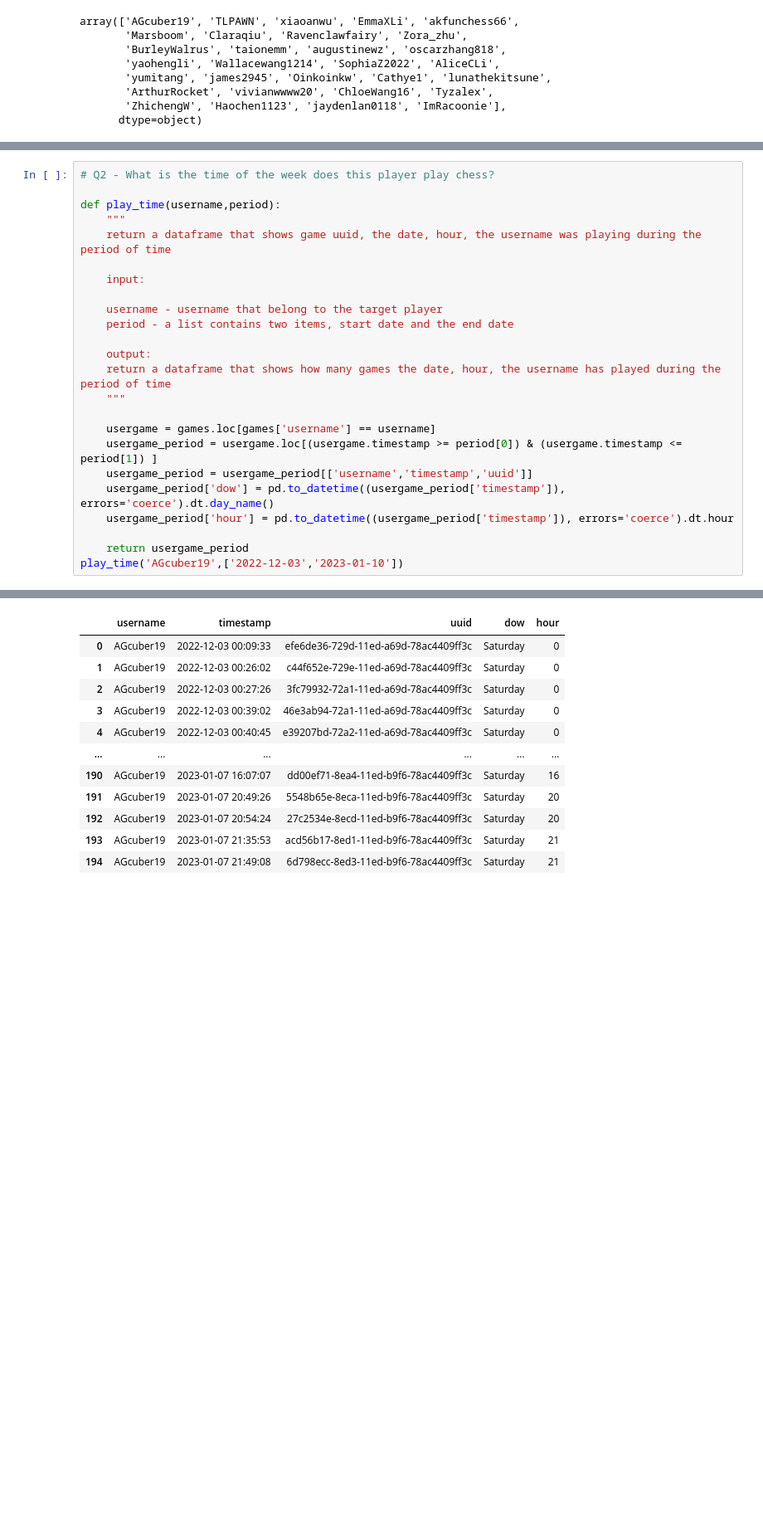
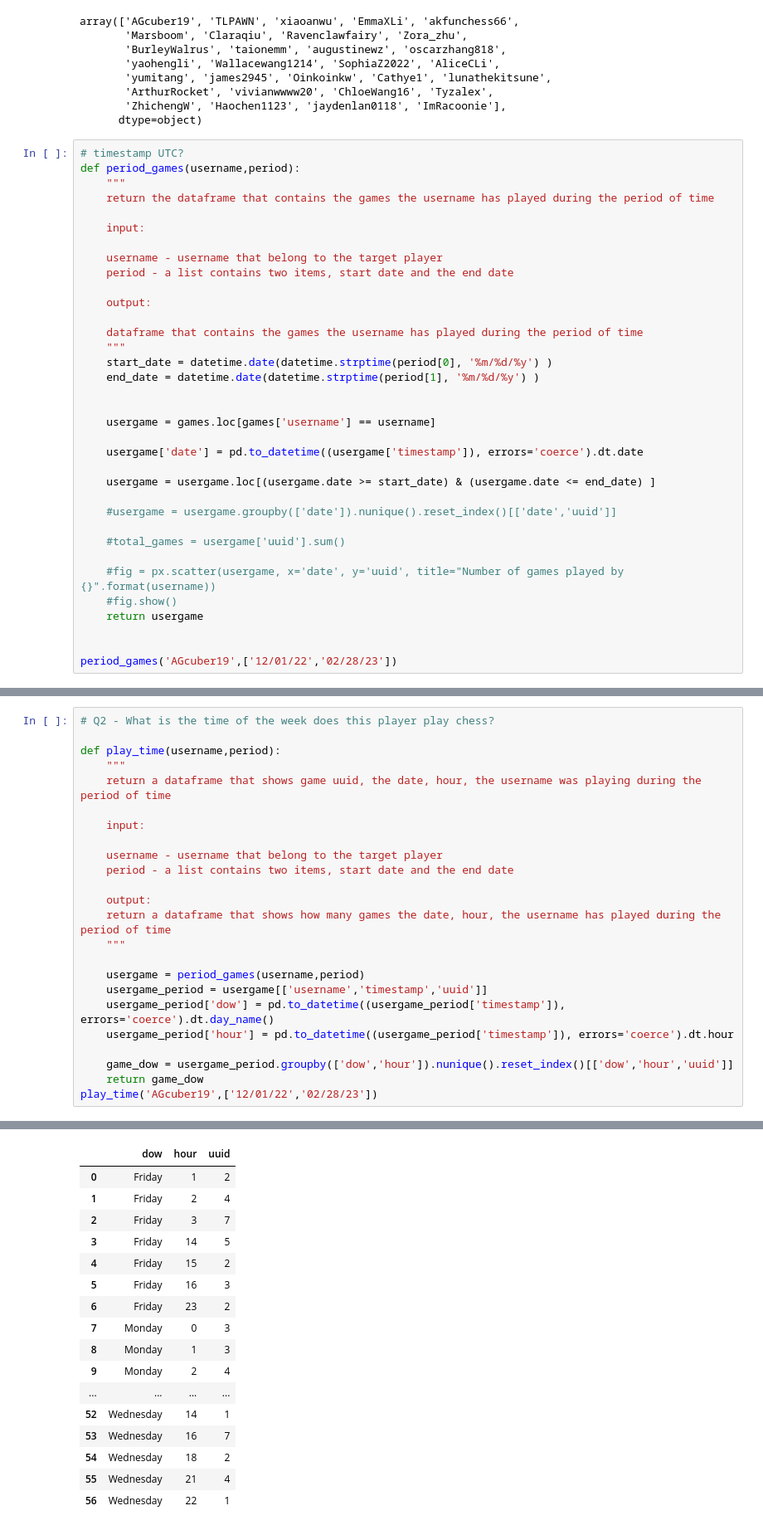
Before and after one commit to thecrossed/chess_analytics, a Jupyter notebook: chess_student_report.ipynb, the cells around one changed output, grey strips where cells are left out. Shown: that part at 83% size. Drawn from its saved outputs; the diff is of its cells as text; blank space fills up the shorter version.

Commit message:
add function number of games

```diff
--- a/chess_student_report.ipynb
+++ b/chess_student_report.ipynb
@@ -77,3 +79,38 @@ array(['AGcuber19', 'TLPAWN', 'xiaoanwu', 'EmmaXLi', 'akfunchess66',
        'ArthurRocket', 'vivianwwww20', 'ChloeWang16', 'Tyzalex',
        'ZhichengW', 'Haochen1123', 'jaydenlan0118', 'ImRacoonie'],
       dtype=object)
+# %%
+# timestamp UTC?
+def period_games(username,period):
+    """
+    return the dataframe that contains the games the username has played during the period of time
+
+    input:
+
+    username - username that belong to the target player
+    period - a list contains two items, start date and the end date
+
+    output:
+
+    dataframe that contains the games the username has played during the period of time
+    """
+    start_date = datetime.date(datetime.strptime(period[0], '%m/%d/%y') )
+    end_date = datetime.date(datetime.strptime(period[1], '%m/%d/%y') )
+
+
+    usergame = games.loc[games['username'] == username]
+
+    usergame['date'] = pd.to_datetime((usergame['timestamp']), errors='coerce').dt.date
+
+    usergame = usergame.loc[(usergame.date >= start_date) & (usergame.date <= end_date) ]
+
+    #usergame = usergame.groupby(['date']).nunique().reset_index()[['date','uuid']]
+
+    #total_games = usergame['uuid'].sum()
+
+    #fig = px.scatter(usergame, x='date', y='uuid', title="Number of games played by {}".format(username))
+    #fig.show()
+    return usergame
+
+
+period_games('AGcuber19',['12/01/22','02/28/23'])
@@ -134,12 +179,12 @@ def play_time(username,period):
     return a dataframe that shows how many games the date, hour, the username has played during the period of time
     """
 
-    usergame = games.loc[games['username'] == username]
-    usergame_period = usergame.loc[(usergame.timestamp >= period[0]) & (usergame.timestamp <= period[1]) ]
-    usergame_period = usergame_period[['username','timestamp','uuid']]
+    usergame = period_games(username,period)
+    usergame_period = usergame[['username','timestamp','uuid']]
     usergame_period['dow'] = pd.to_datetime((usergame_period['timestamp']), errors='coerce').dt.day_name()
     usergame_period['hour'] = pd.to_datetime((usergame_period['timestamp']), errors='coerce').dt.hour
 
-    return usergame_period
-play_time('AGcuber19',['2022-12-03','2023-01-10'])
+    game_dow = usergame_period.groupby(['dow','hour']).nunique().reset_index()[['dow','hour','uuid']]
+    return game_dow
+play_time('AGcuber19',['12/01/22','02/28/23'])
 # %% [output]
@@ -146,12 +209,17 @@ play_time('AGcuber19',['2022-12-03','2023-01-10'])
-|  | username | timestamp | uuid | dow | hour |
-| 0 | AGcuber19 | 2022-12-03 00:09:33 | efe6de36-729d-11ed-a69d-78ac4409ff3c | Saturday | 0 |
-| 1 | AGcuber19 | 2022-12-03 00:26:02 | c44f652e-729e-11ed-a69d-78ac4409ff3c | Saturday | 0 |
-| 2 | AGcuber19 | 2022-12-03 00:27:26 | 3fc79932-72a1-11ed-a69d-78ac4409ff3c | Saturday | 0 |
-| 3 | AGcuber19 | 2022-12-03 00:39:02 | 46e3ab94-72a1-11ed-a69d-78ac4409ff3c | Saturday | 0 |
-| 4 | AGcuber19 | 2022-12-03 00:40:45 | e39207bd-72a2-11ed-a69d-78ac4409ff3c | Saturday | 0 |
-| ... | ... | ... | ... | ... | ... |
-| 190 | AGcuber19 | 2023-01-07 16:07:07 | dd00ef71-8ea4-11ed-b9f6-78ac4409ff3c | Saturday | 16 |
-| 191 | AGcuber19 | 2023-01-07 20:49:26 | 5548b65e-8eca-11ed-b9f6-78ac4409ff3c | Saturday | 20 |
-| 192 | AGcuber19 | 2023-01-07 20:54:24 | 27c2534e-8ecd-11ed-b9f6-78ac4409ff3c | Saturday | 20 |
-| 193 | AGcuber19 | 2023-01-07 21:35:53 | acd56b17-8ed1-11ed-b9f6-78ac4409ff3c | Saturday | 21 |
-| 194 | AGcuber19 | 2023-01-07 21:49:08 | 6d798ecc-8ed3-11ed-b9f6-78ac4409ff3c | Saturday | 21 |
+|  | dow | hour | uuid |
+| 0 | Friday | 1 | 2 |
+| 1 | Friday | 2 | 4 |
+| 2 | Friday | 3 | 7 |
+| 3 | Friday | 14 | 5 |
+| 4 | Friday | 15 | 2 |
+| 5 | Friday | 16 | 3 |
+| 6 | Friday | 23 | 2 |
+| 7 | Monday | 0 | 3 |
+| 8 | Monday | 1 | 3 |
+| 9 | Monday | 2 | 4 |
+| ... | ... | ... | ... |
+| 52 | Wednesday | 14 | 1 |
+| 53 | Wednesday | 16 | 7 |
+| 54 | Wednesday | 18 | 2 |
+| 55 | Wednesday | 21 | 4 |
+| 56 | Wednesday | 22 | 1 |
```
Also changed, not shown: parts of 5 cells of this notebook.
